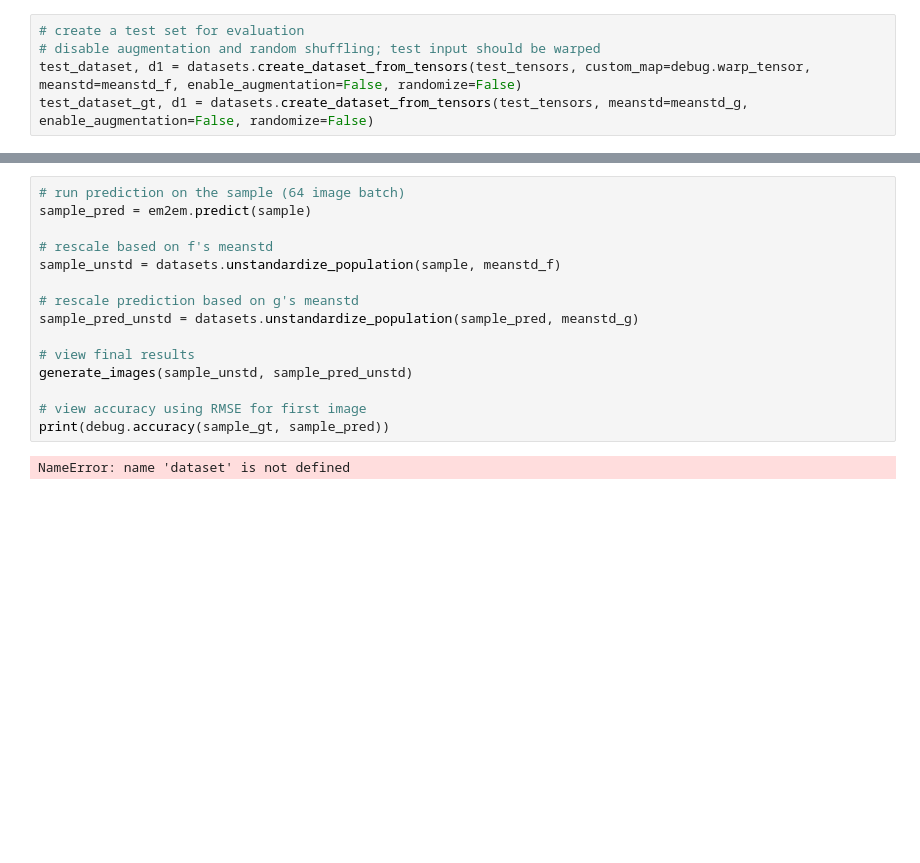
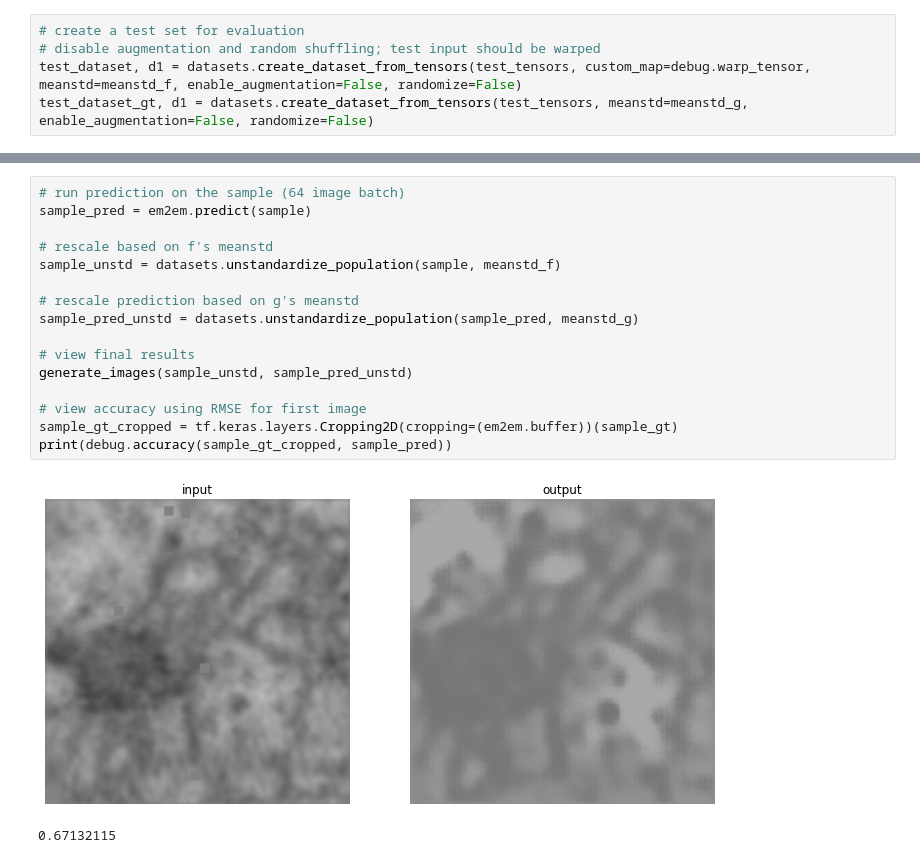
Before and after one commit to janelia-flyem/transfer_em, a Jupyter notebook: examples/simple_training.ipynb, the cells around one changed output, grey strips where cells are left out. Drawn from its saved outputs; the diff is of its cells as text; blank space fills up the shorter version.

```diff
--- a/examples/simple_training.ipynb
+++ b/examples/simple_training.ipynb
@@ -51,17 +62,19 @@ Time taken for epoch 5 is 75.86090588569641
 # %%
 # run prediction on the sample (64 image batch)
 sample_pred = em2em.predict(sample)
 
 # rescale based on f's meanstd
 sample_unstd = datasets.unstandardize_population(sample, meanstd_f)
 
 # rescale prediction based on g's meanstd
 sample_pred_unstd = datasets.unstandardize_population(sample_pred, meanstd_g)
 
 # view final results
 generate_images(sample_unstd, sample_pred_unstd)
 
 # view accuracy using RMSE for first image
-print(debug.accuracy(sample_gt, sample_pred))
+sample_gt_cropped = tf.keras.layers.Cropping2D(cropping=(em2em.buffer))(sample_gt)
+print(debug.accuracy(sample_gt_cropped, sample_pred))
 # %% [output]
+[figure, added]
-NameError: name 'dataset' is not defined
+0.67132115
```
Also changed, not shown: parts of 6 cells of this notebook, 4 other files.
